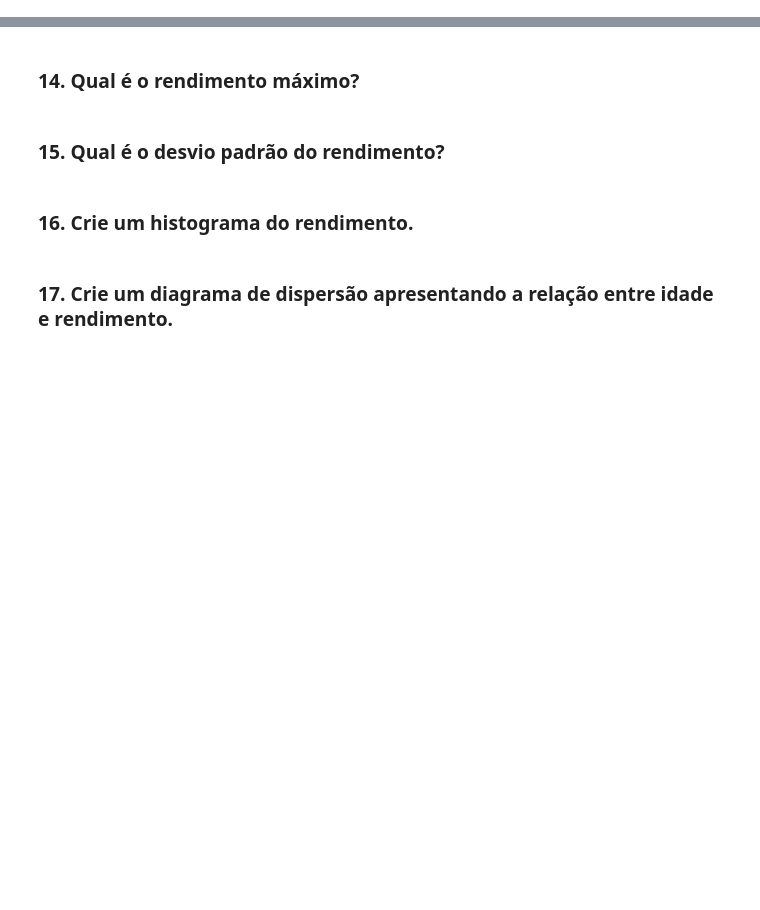
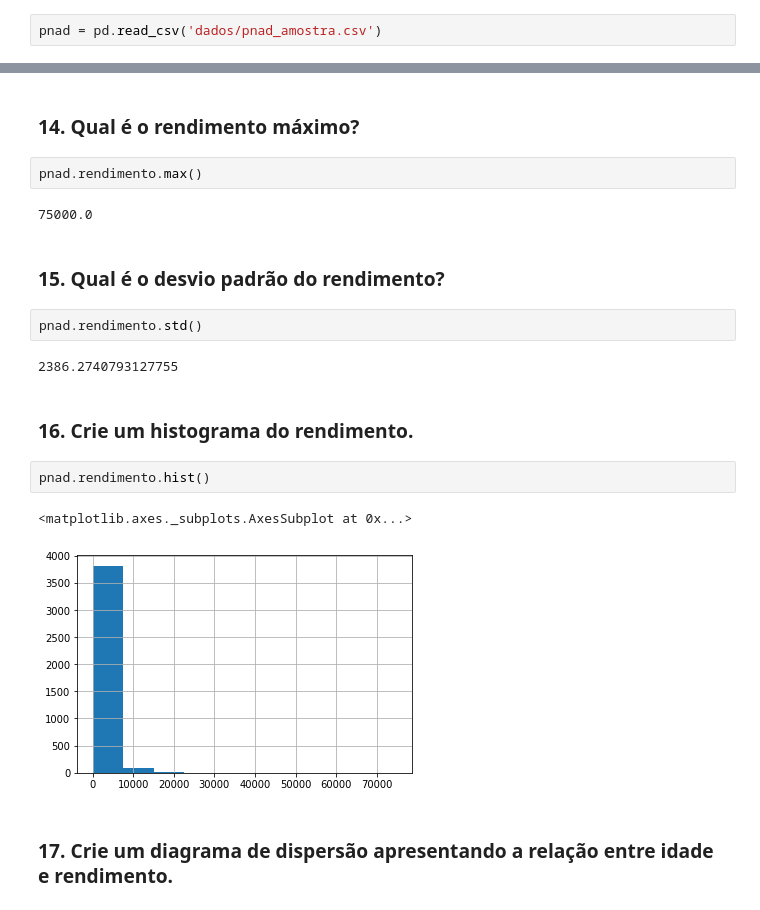
Before and after one commit to anderson-souza/estudosDataScience, a Jupyter notebook: exercicio1.ipynb, the cells around one changed output, grey strips where cells are left out. Cells and saved outputs as stored; diff of their text form; blank space fills up the shorter version.

```diff
--- a/exercicio1.ipynb
+++ b/exercicio1.ipynb
@@ -5,4 +9,6 @@
 # %% [markdown]
 ### 3. Carregue os dados da pnad, criando um objeto pnad.
+# %%
+pnad = pd.read_csv('dados/pnad_amostra.csv')
 # %% [markdown]
 ### 4. Mostre o tamanho do dataframe (quantas observações e quantas variáveis).
@@ -27,8 +145,21 @@
 # %% [markdown]
 ### 14. Qual é o rendimento máximo?
+# %%
+pnad.rendimento.max()
+# %% [output]
+75000.0
 # %% [markdown]
 ### 15. Qual é o desvio padrão do rendimento?
+# %%
+pnad.rendimento.std()
+# %% [output]
+2386.2740793127755
 # %% [markdown]
 ### 16. Crie um histograma do rendimento.
+# %%
+pnad.rendimento.hist()
+# %% [output]
+<matplotlib.axes._subplots.AxesSubplot at 0x...>
+[figure, added]
 # %% [markdown]
 ### 17. Crie um diagrama de dispersão apresentando a relação entre idade e rendimento.
```
Also changed, not shown: parts of 17 cells of this notebook, 2 other files.
